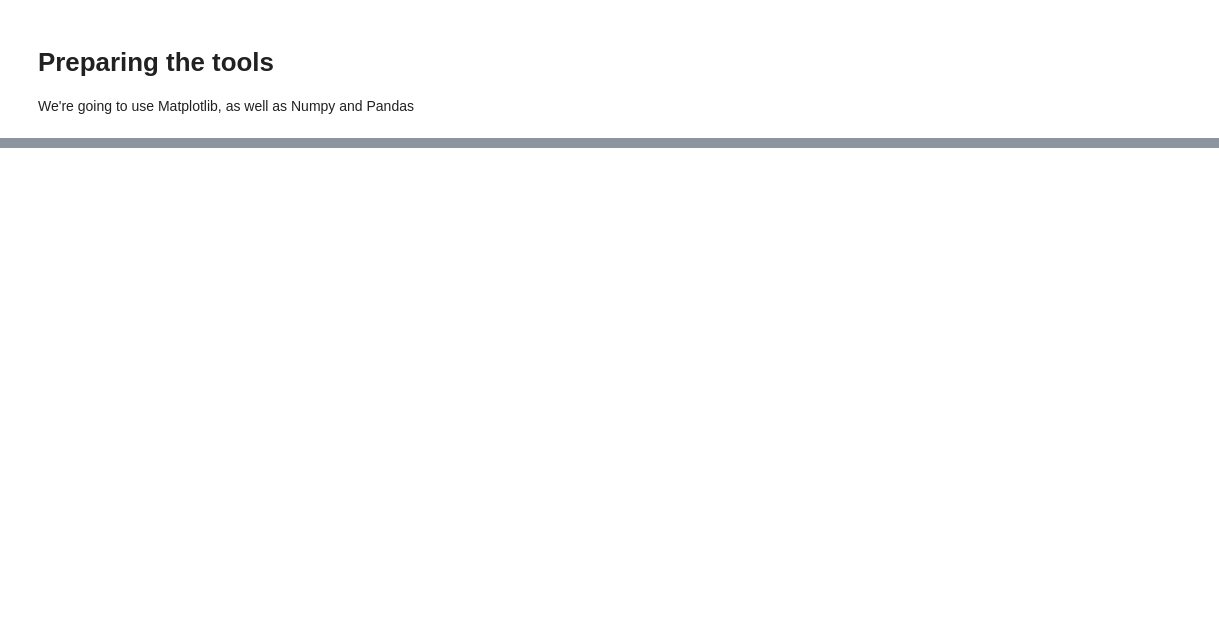
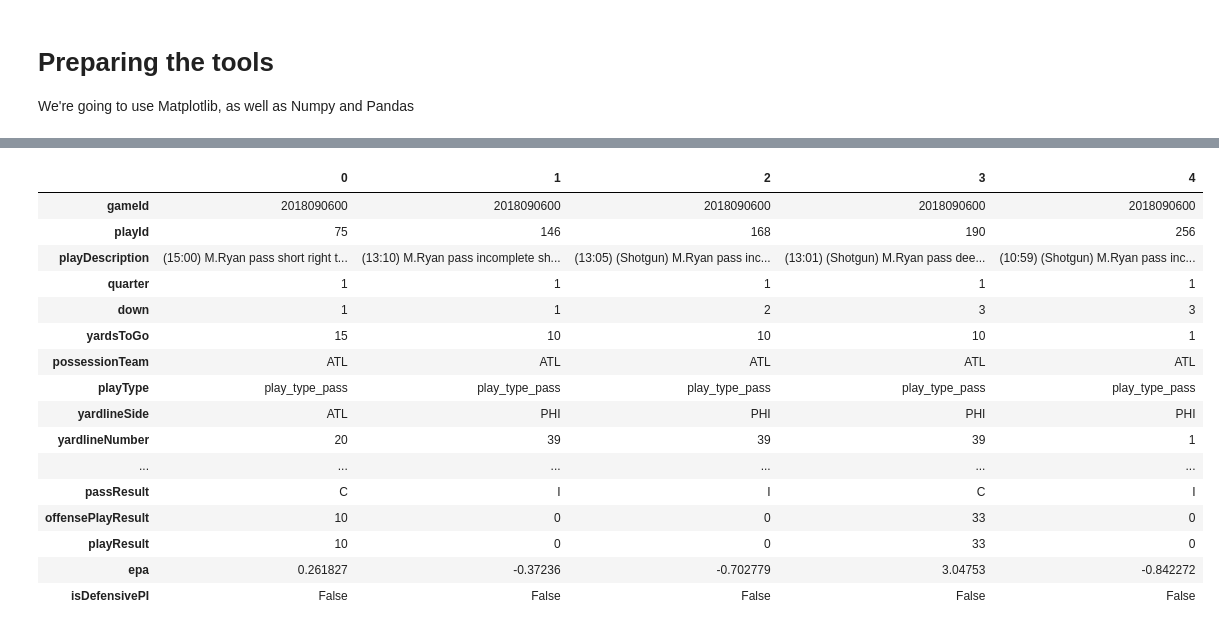
Before and after one commit to Nunnelee/Defense-NFL-data, a Jupyter notebook: nunnelee-nfl-defense-data.ipynb, the cells around one changed output, grey strips where cells are left out. Saved outputs shown, nothing was run; the diff lists cells and outputs as text; code cells hidden in the pictures; blank space fills up the shorter version.

```diff
--- a/nunnelee-nfl-defense-data.ipynb
+++ b/nunnelee-nfl-defense-data.ipynb
@@ -682,0 +318,21 @@ NameError: name 'df2' is not defined
+# %%
+# Lets look at our current database
+df_plays.head().T
+# %% [output]
+|  | 0 | 1 | 2 | 3 | 4 |
+| gameId | 2018090600 | 2018090600 | 2018090600 | 2018090600 | 2018090600 |
+| playId | 75 | 146 | 168 | 190 | 256 |
+| playDescription | (15:00) M.Ryan pass short right t... | (13:10) M.Ryan pass incomplete sh... | (13:05) (Shotgun) M.Ryan pass inc... | (13:01) (Shotgun) M.Ryan pass dee... | (10:59) (Shotgun) M.Ryan pass inc... |
+| quarter | 1 | 1 | 1 | 1 | 1 |
+| down | 1 | 1 | 2 | 3 | 3 |
+| yardsToGo | 15 | 10 | 10 | 10 | 1 |
+| possessionTeam | ATL | ATL | ATL | ATL | ATL |
+| playType | play_type_pass | play_type_pass | play_type_pass | play_type_pass | play_type_pass |
+| yardlineSide | ATL | PHI | PHI | PHI | PHI |
+| yardlineNumber | 20 | 39 | 39 | 39 | 1 |
+| ... | ... | ... | ... | ... | ... |
+| passResult | C | I | I | C | I |
+| offensePlayResult | 10 | 0 | 0 | 33 | 0 |
+| playResult | 10 | 0 | 0 | 33 | 0 |
+| epa | 0.261827 | -0.37236 | -0.702779 | 3.04753 | -0.842272 |
+| isDefensivePI | False | False | False | False | False |
```
Also changed, not shown: parts of 61 cells of this notebook.
